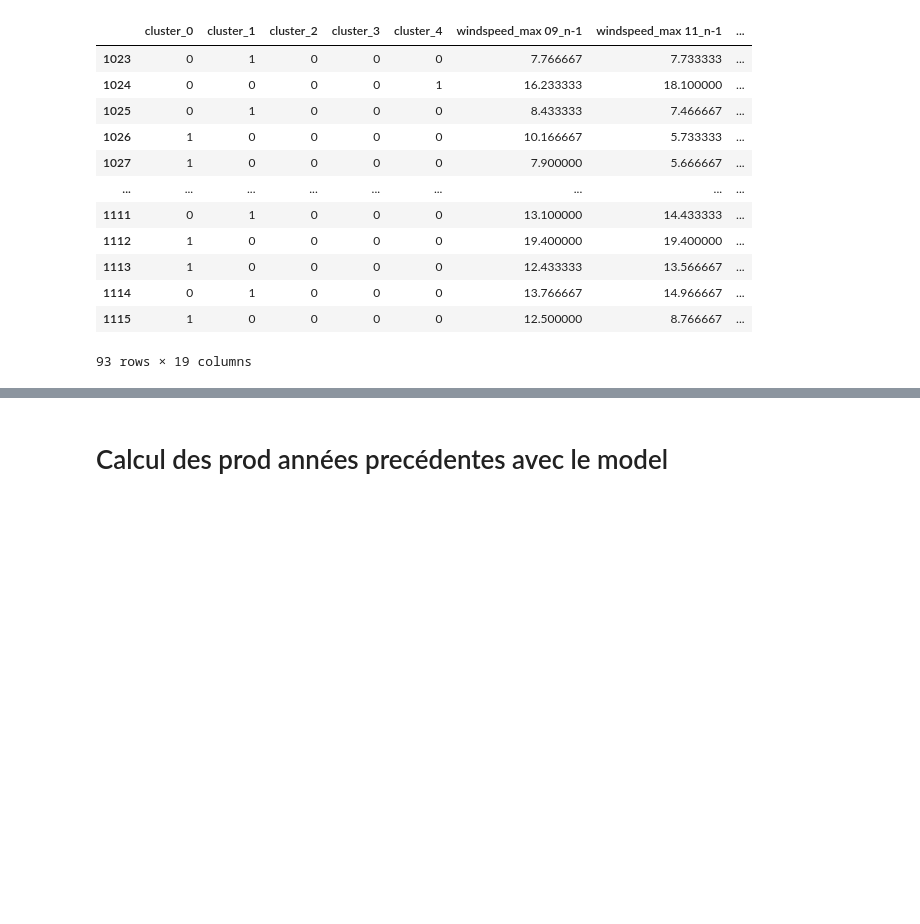
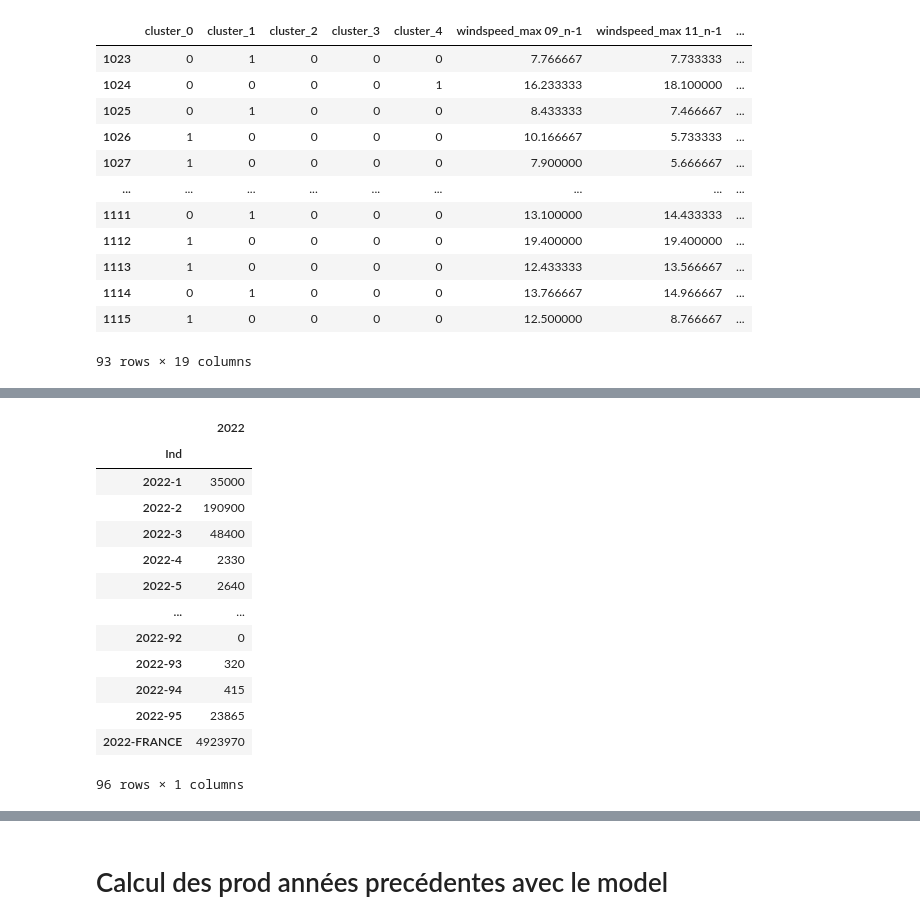
Before and after one commit to PierreCeraH/deepagri, a Jupyter notebook: notebooks/Model-Chantier-Vincent.ipynb, the cells around one changed output, grey strips where cells are left out. Saved outputs shown, nothing was run; the diff lists cells and outputs as text; code cells hidden in the pictures; blank space fills up the shorter version.

```diff
--- a/notebooks/Model-Chantier-Vincent.ipynb
+++ b/notebooks/Model-Chantier-Vincent.ipynb
@@ -250,0 +337,17 @@ sample_2022
+# %%
+surfaces_2022
+# %% [output]
+|  | 2022 |
+| Ind |  |
+| 2022-1 | 35000 |
+| 2022-2 | 190900 |
+| 2022-3 | 48400 |
+| 2022-4 | 2330 |
+| 2022-5 | 2640 |
+| ... | ... |
+| 2022-92 | 0 |
+| 2022-93 | 320 |
+| 2022-94 | 415 |
+| 2022-95 | 23865 |
+| 2022-FRANCE | 4923970 |
+96 rows × 1 columns
```
Also changed, not shown: parts of 29 cells of this notebook, 5 other files.
